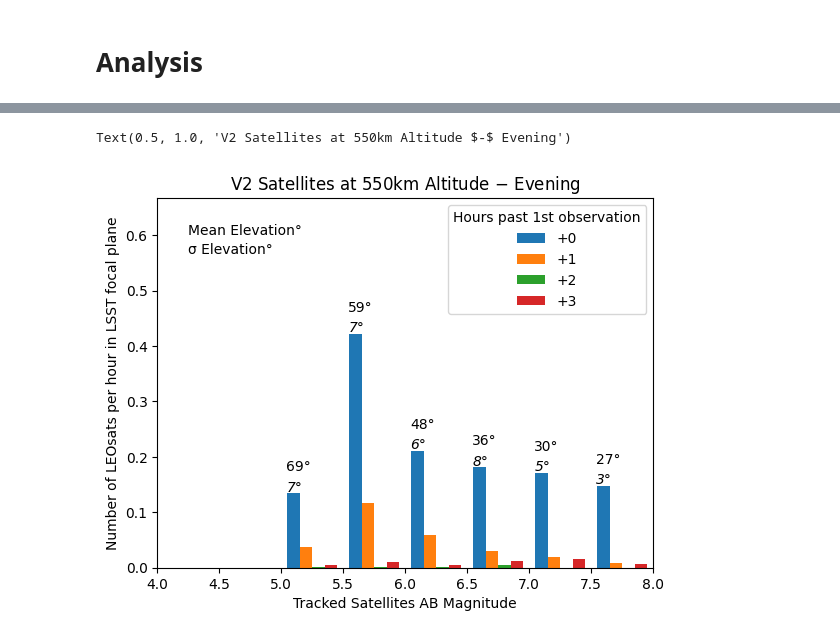
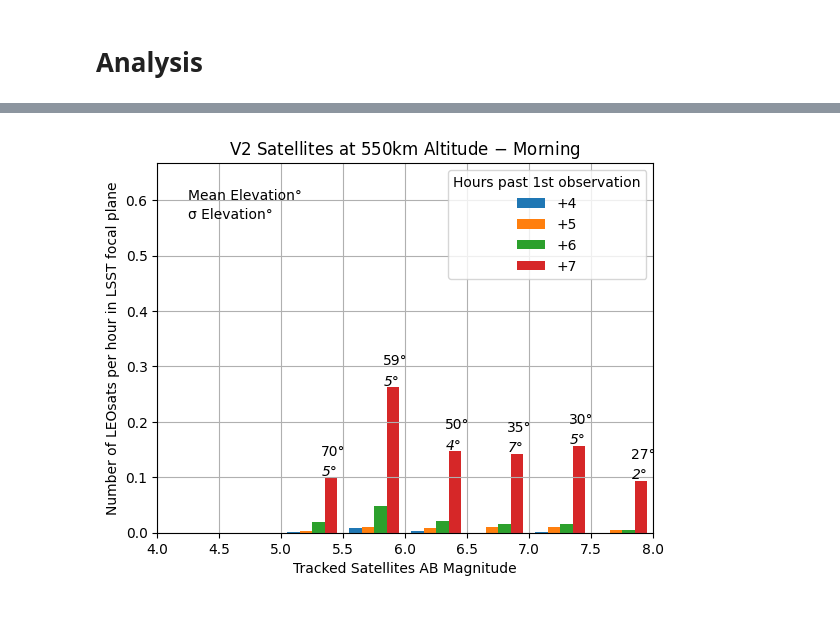
Before and after one commit to Phan-Kandula/simulated-satellite-streaks-impact, a Jupyter notebook: analysis/starlink_V2_550km.ipynb, the cells around one changed output, grey strips where cells are left out. Drawn from its saved outputs; the diff is of its cells as text; code cells hidden in the pictures.

```diff
--- a/analysis/starlink_V2_550km.ipynb
+++ b/analysis/starlink_V2_550km.ipynb
@@ -233,49 +310,27 @@ dfs
 # %%
-# Plotting a histogram for expected number of bright satellites seen by the LSST during
-# an average summer night.
+# Helper code for plotting the histogram of expected number of bright satellites an
+# average summer morning.
 
-a = [0, 1, 2, 3, 4, 5, 6, 7, 8]
-atas = []
-cmap = plt.get_cmap('tab20', len(a))
-colors_array = cmap(np.linspace(0, 1, len(a)))
-bins = np.linspace(4, 13, 19)
-hists = []
-ns = []
-alt_avg = []
-for i in a:
-    ata = dfs.loc[dfs["time_since_obs"] == i]
-    hist = []
-    ns.append(len(ata))
-    for b in range(0, len(bins) - 1):
-        ata_b = len(ata.loc[ata["ab"] > bins[b]].loc[ata["ab"] < bins[b + 1]])
-        hist.append(ata_b/30)
-    hists.append(hist)
-xbins = []
-for i in range(len(hists)):
-    xbins.append(bins[:-1])
-hists2 = []
-for i in range(len(hists)):
-    hists2.append(np.array(hists[i]) / (len(mins)))
-
-plt.hist(xbins[0:4], bins, weights=hists2[0:4], label=["+0", "+1", "+2", "+3"])
+plt.hist(xbins[4:8], bins, weights=hists[4:8], label=["+4", "+5", "+6", "+7"])
 plt.legend(title="Hours past 1st observation")
-plt.xlim(4, 8)
+plt.xlim(4,8)
 plt.title(" ")
 plt.ylabel("Number of LEOsats per hour in LSST focal plane")
 plt.xlabel("Tracked Satellites AB Magnitude")
-plt.ylim(0, 20/30)
+plt.ylim(0,20/30)
 
-for i, n in zip(xbins[0][2:-10], hists2[0][2:-10]):
-    mean_alt = int(dfs.loc[dfs["ab"] < i + 0.5].loc[dfs["ab"] > i].loc[dfs["time_since_obs"] < 4]["alts"].mean())
-    mean_az = int(
-        streakfunctions.first_n_digits(dfs.loc[dfs["ab"] < i + 0.5].loc[dfs["ab"] > i].loc[dfs["time_since_obs"] < 4]["azs"].mean(), 3))
-    std_alt = int(dfs.loc[dfs["ab"] < i + 0.5].loc[dfs["ab"] > i].loc[dfs["time_since_obs"] < 4]["alts"].std())
-    plt.text(i + 0.04, n + 1.2/30, str(mean_alt) + "°")
-    plt.text(i + 0.04, n + 0.1/30, str(std_alt) + "°", style="italic")
+for i, n in zip(xbins[0][2:-10], hists[7][2:-10]):
+    mean_alt = int(dfs.loc[dfs["ab"] < i + 0.5].loc[dfs["ab"]>i].loc[dfs["time_since_obs"] >= 4]["alts"].mean())
+    mean_az = int(streakfunctions.first_n_digits(dfs.loc[dfs["ab"] < i + 0.5].loc[dfs["ab"]>i].loc[dfs["time_since_obs"] < 4]["azs"].mean(),3))
+    std_alt = int(dfs.loc[dfs["ab"] < i + 0.5].loc[dfs["ab"]>i].loc[dfs["time_since_obs"] >= 4]["alts"].std())
+    plt.text(i+0.32, n + 1.2/30, str(mean_alt) + "°")
+    plt.text(i+0.33, n + 0.1/30, str(std_alt) + "°", style="italic")
+
 
 plt.text(4.25, 18/30, "Mean Elevation°")
 plt.text(4.25, 17/30, "σ Elevation°")
-plt.title("V2 Satellites at 550km Altitude $-$ Evening")
+plt.title("V2 Satellites at 550km Altitude $-$ Morning")
+plt.grid()
+plt.show()
 # %% [output]
-Text(0.5, 1.0, 'V2 Satellites at 550km Altitude $-$ Evening')
-[figure, old version]
+[figure, new version]
```
Also changed, not shown: parts of 21 cells of this notebook, 6 other files.
